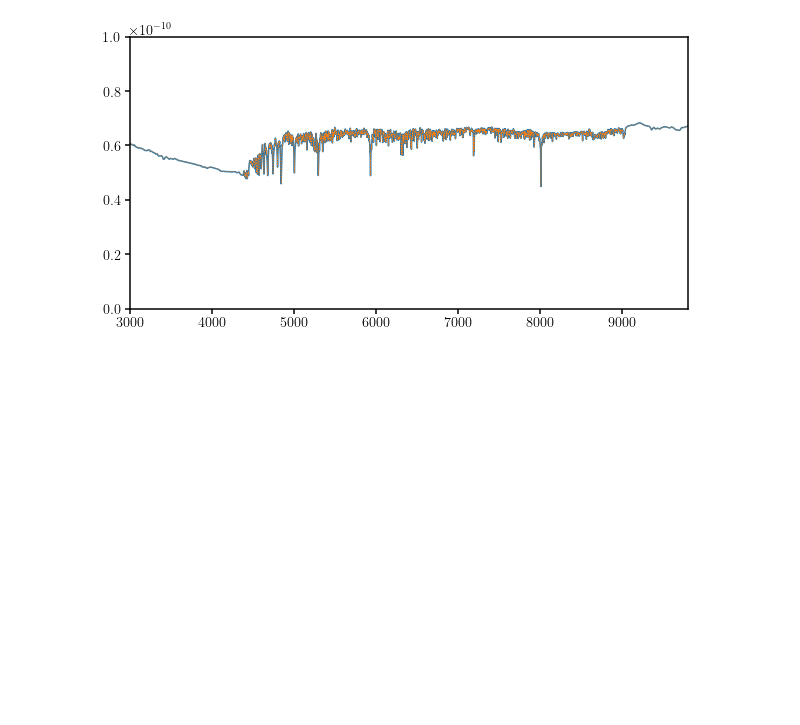
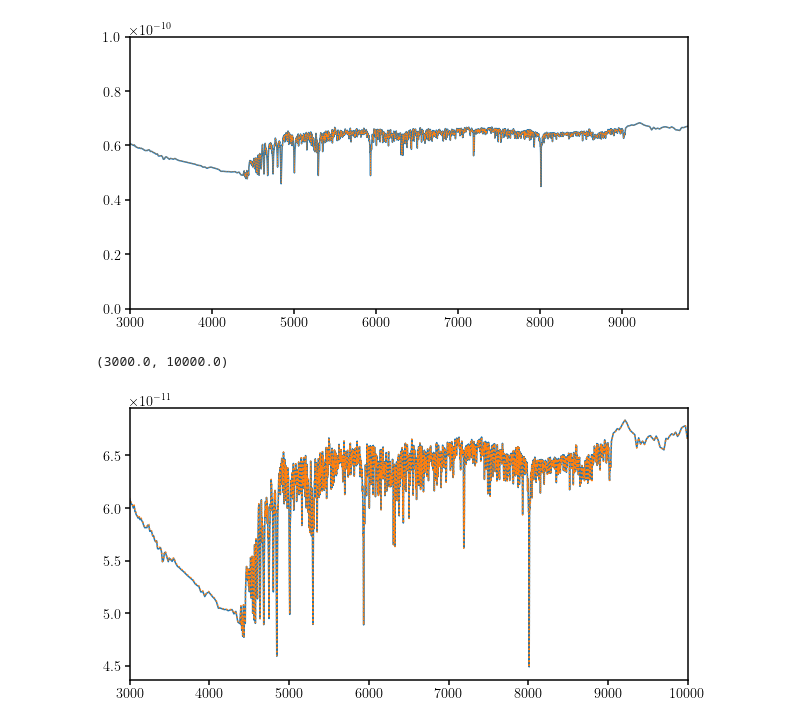
Before and after one commit to changhoonhahn/gqp_mc, a Jupyter notebook: nb/speculator_fsps.ipynb, the cells around one changed output. Drawn from its saved outputs; the diff is of its cells as text; code cells hidden in the pictures; blank space fills up the shorter version.

```diff
--- a/nb/speculator_fsps.ipynb
+++ b/nb/speculator_fsps.ipynb
@@ -62,3 +66,14 @@ sub.legend(loc='upper right', fontsize=20)
 No handles with labels found to put in legend.
 <matplotlib.legend.Legend at 0x...>
 [figure]
+# %%
+fig = plt.figure(figsize=(10,5))
+sub = fig.add_subplot(111)
+_flux, _photo = speculate._model_spectrophoto(_theta, zred=zred, wavelength=_w, bands='desi', dont_transform=True)
+sub.plot(_w, _flux, c='C0')
+_flux_fsps, _photo_fsps = speculate_fsps._model_spectrophoto(_theta, zred=zred, wavelength=_w, bands='desi', dont_transform=True)
+sub.plot(_w, _flux_fsps, c='C1', ls=':')
+sub.set_xlim(3e3, 1e4)
+# %% [output]
+(3000.0, 10000.0)
+[figure, added]
```
Also changed, not shown: parts of 1 cell of this notebook.
